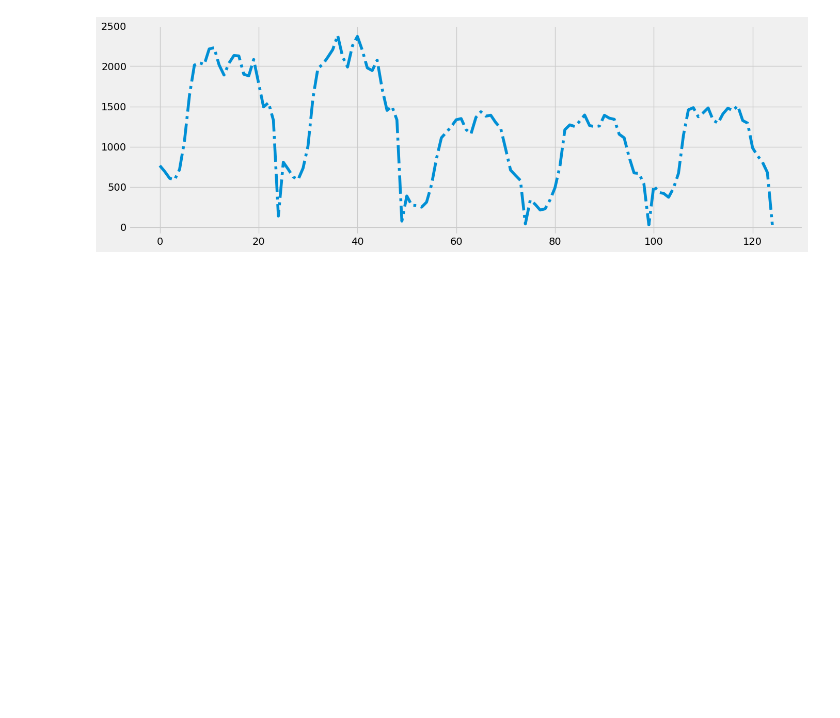
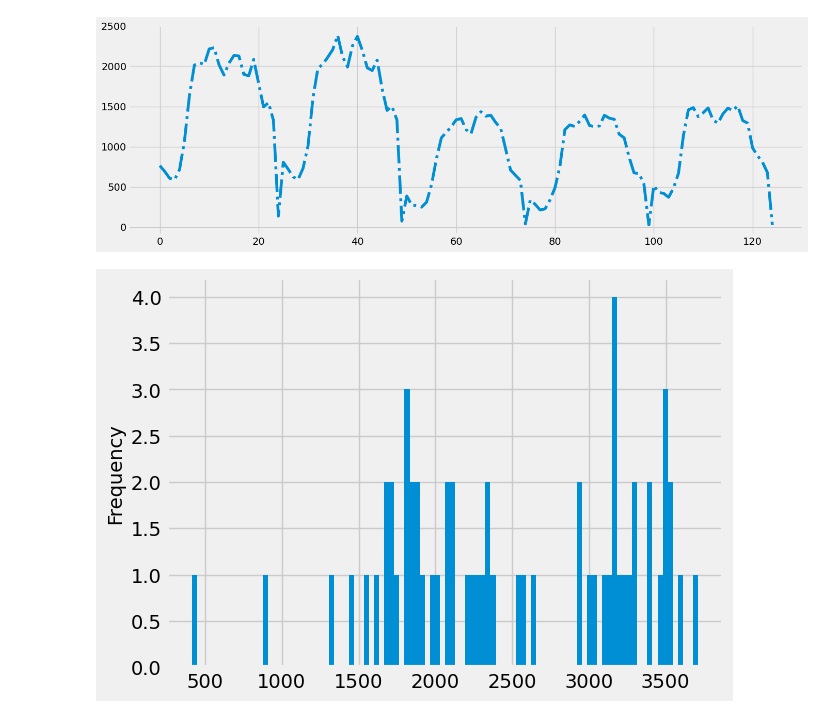
Before and after one commit to MaiJhay/Road-Accidents-In-Quezon-City, a Jupyter notebook: main.ipynb, the cells around one changed output. Saved outputs shown, nothing was run; the diff lists cells and outputs as text; code cells hidden in the pictures; blank space fills up the shorter version.

```diff
--- a/main.ipynb
+++ b/main.ipynb
@@ -131,3 +130,7 @@ df_hour[DEPENDENT_VARIABLE].plot(style='-.',
 plt.show()
 # %% [output]
 [figure]
+# %%
+df_month[DEPENDENT_VARIABLE].plot(kind='hist', bins=100);
+# %% [output]
+[figure, added]
```
Also changed, not shown: parts of 1 cell of this notebook, 1 other file.
